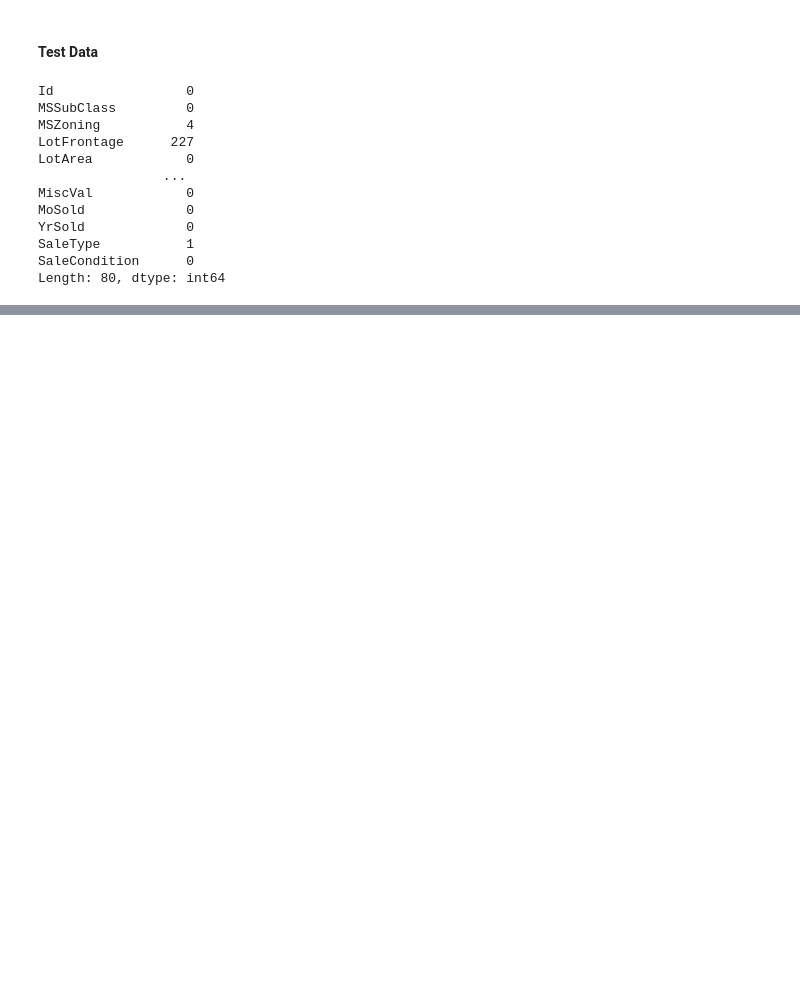
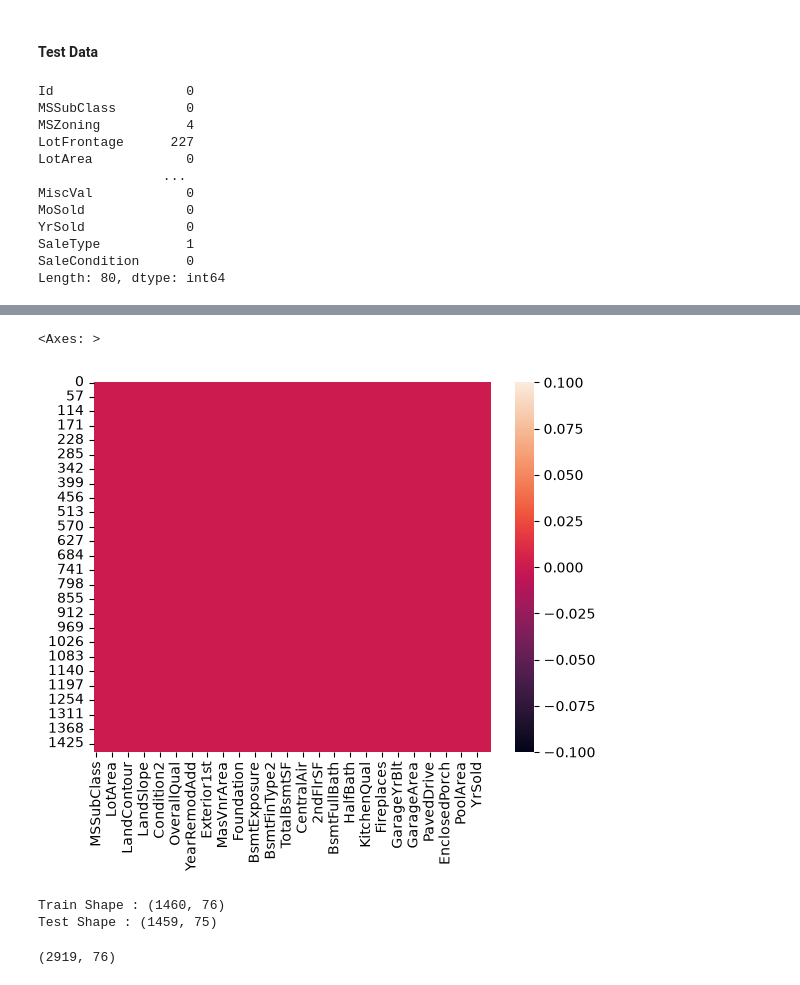
Before and after one commit to thaitran14072006/Machine-learning, a Jupyter notebook: Dataset_EDA.ipynb, the cells around one changed output, grey strips where cells are left out. Saved outputs shown, nothing was run; the diff lists cells and outputs as text; code cells hidden in the pictures; blank space fills up the shorter version.

```diff
--- a/Dataset_EDA.ipynb
+++ b/Dataset_EDA.ipynb
@@ -114,0 +168,17 @@ sns.heatmap(test.isnull())
+# %%
+sns.heatmap(test.isnull())
+# %% [output]
+<Axes: >
+[figure, added]
+# %%
+
+print("Train Shape :", train.shape)
+print("Test Shape :", test.shape)
+# %% [output]
+Train Shape : (1460, 76)
+Test Shape : (1459, 75)
+# %%
+final_df = pd.concat([train, test], axis=0)
+final_df.shape
+# %% [output]
+(2919, 76)
```
Also changed, not shown: parts of 18 cells of this notebook.
